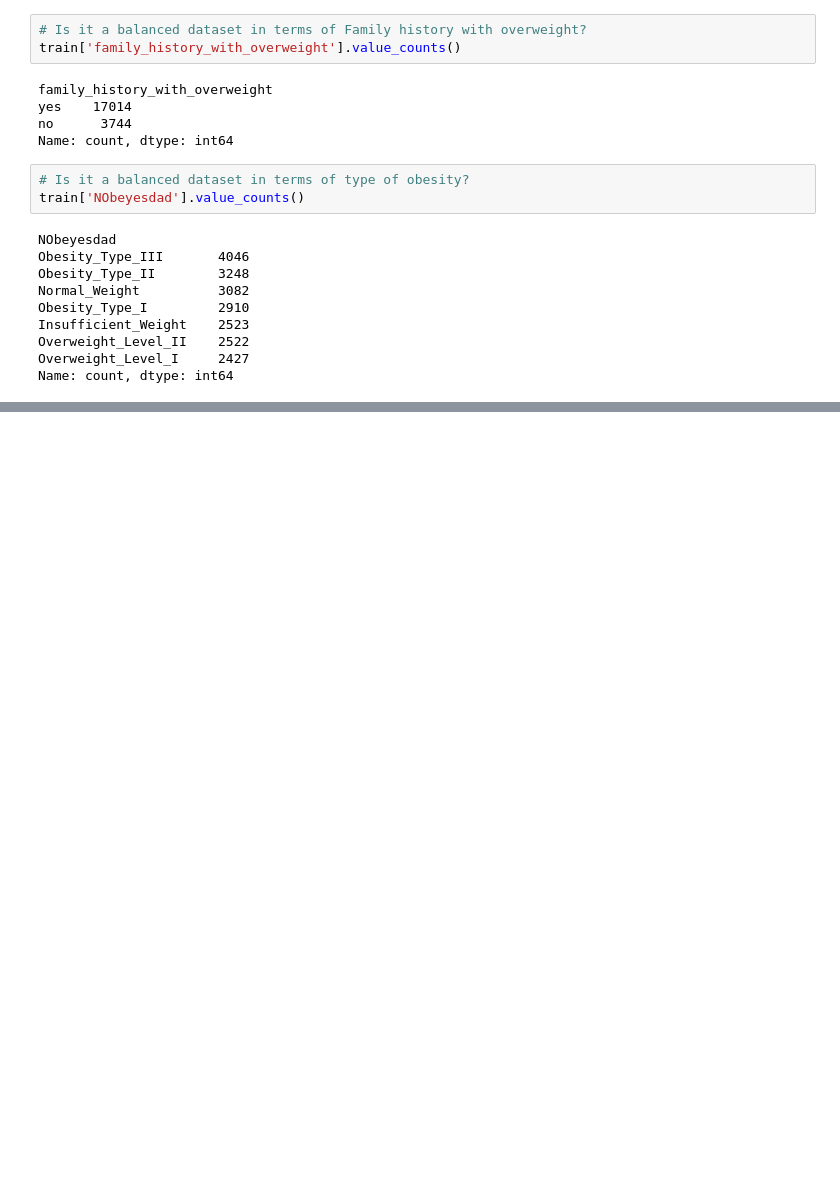
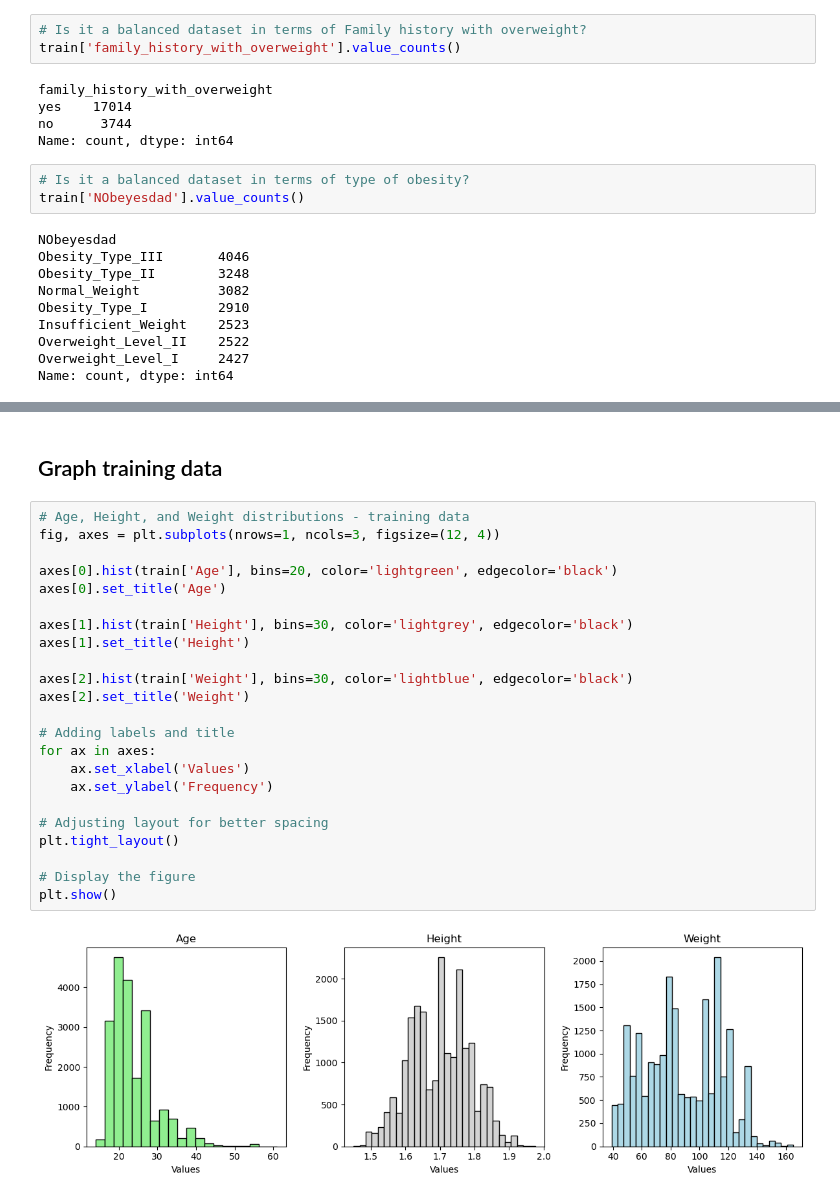
Before and after one commit to davidheilbron/Projects, a Jupyter notebook: Multi-Class Prediction of Obesity Risk/Code.ipynb, the cells around one changed output, grey strips where cells are left out. Drawn from its saved outputs; the diff is of its cells as text; blank space fills up the shorter version.

```diff
--- a/Multi-Class Prediction of Obesity Risk/Code.ipynb
+++ b/Multi-Class Prediction of Obesity Risk/Code.ipynb
@@ -127,0 +142,27 @@ Name: count, dtype: int64
+# %% [markdown]
+## Graph training data
+# %%
+# Age, Height, and Weight distributions - training data
+fig, axes = plt.subplots(nrows=1, ncols=3, figsize=(12, 4))
+
+axes[0].hist(train['Age'], bins=20, color='lightgreen', edgecolor='black')
+axes[0].set_title('Age')
+
+axes[1].hist(train['Height'], bins=30, color='lightgrey', edgecolor='black')
+axes[1].set_title('Height')
+
+axes[2].hist(train['Weight'], bins=30, color='lightblue', edgecolor='black')
+axes[2].set_title('Weight')
+
+# Adding labels and title
+for ax in axes:
+    ax.set_xlabel('Values')
+    ax.set_ylabel('Frequency')
+
+# Adjusting layout for better spacing
+plt.tight_layout()
+
+# Display the figure
+plt.show()
+# %% [output]
+[figure, added]
```
Also changed, not shown: parts of 13 cells of this notebook.
